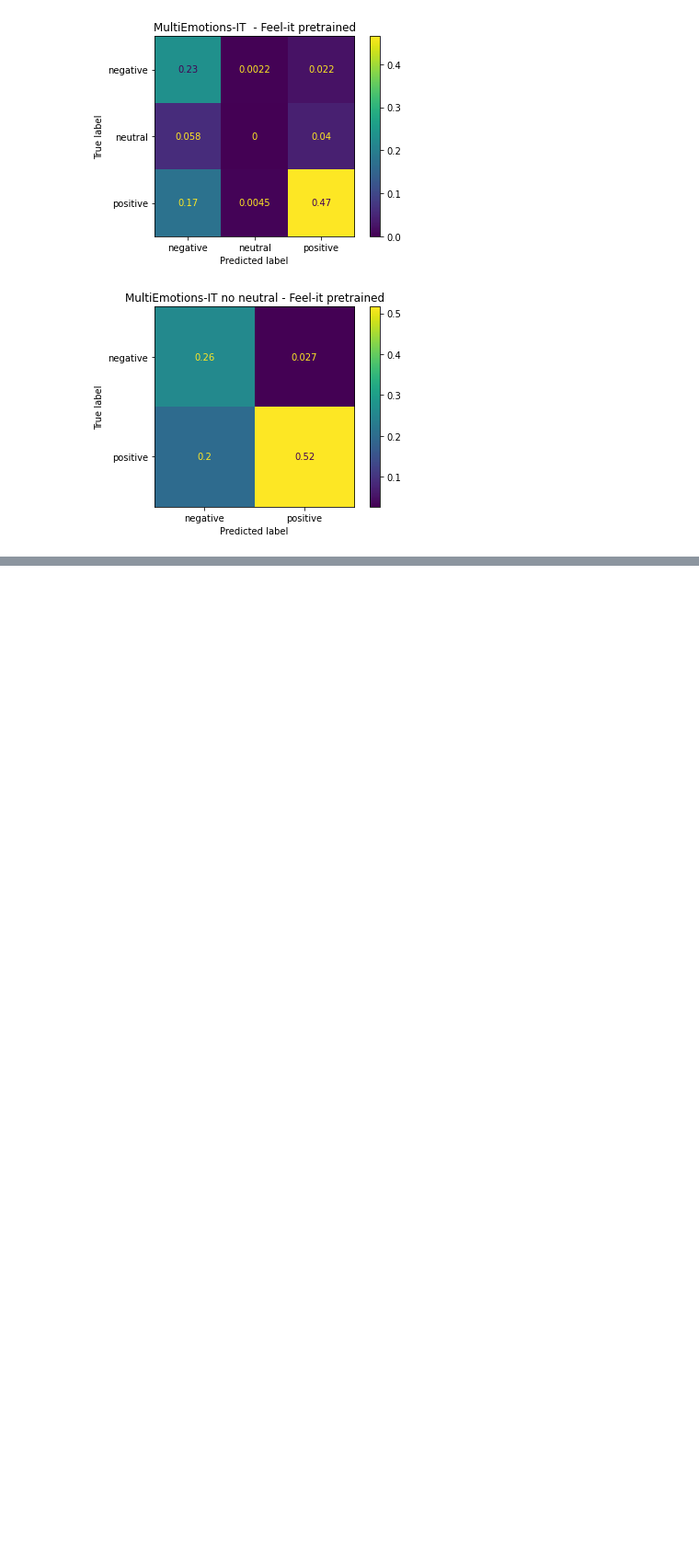
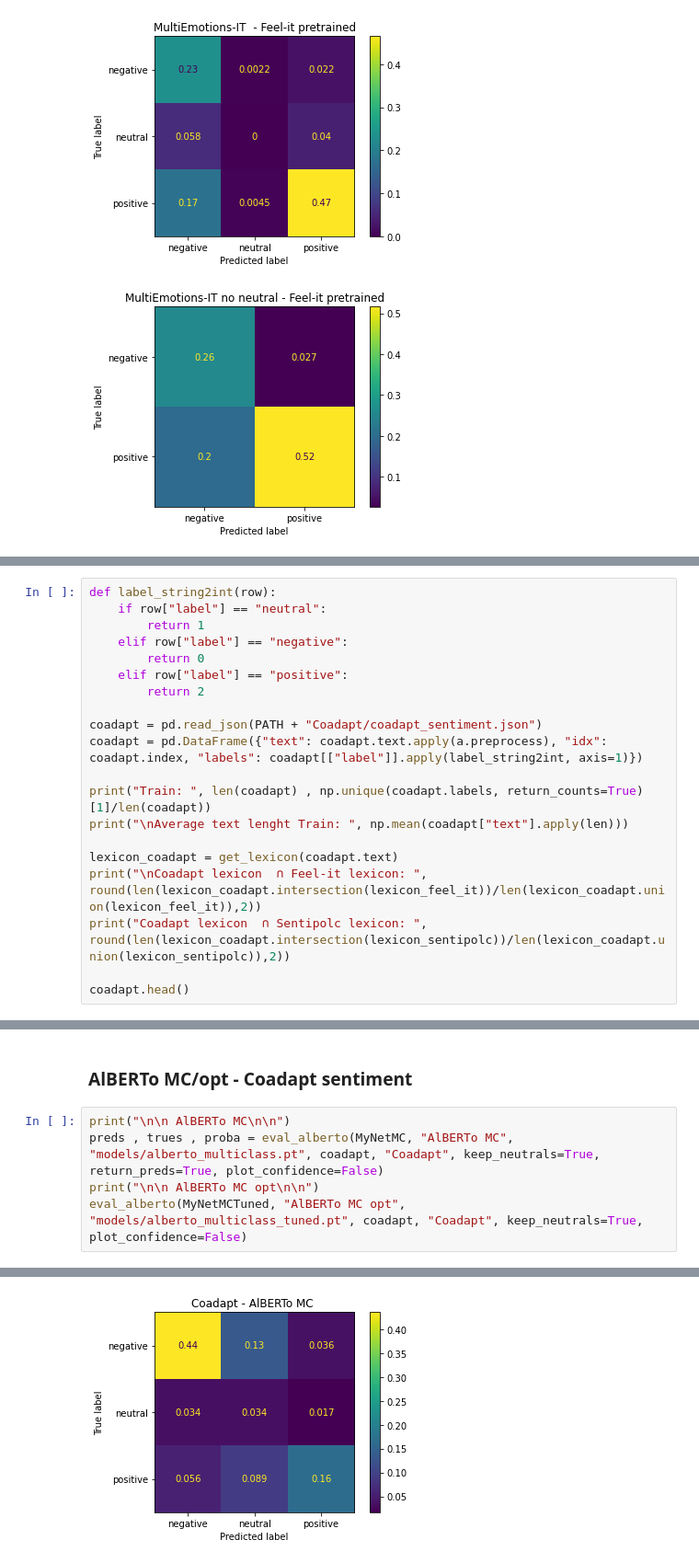
Before and after one commit to steveazzolin/NLU_final_project, a Jupyter notebook: AlBERTo error analysis.ipynb, the cells around one changed output, grey strips where cells are left out. Shown at 92% size. Cells and saved outputs as stored; diff of their text form; blank space fills up the shorter version.

```diff
--- a/AlBERTo error analysis.ipynb
+++ b/AlBERTo error analysis.ipynb
@@ -1034,0 +1340,20 @@ weighted avg       0.84      0.77      0.78       403
+# %%
+def label_string2int(row):
+    if row["label"] == "neutral":
+        return 1
+    elif row["label"] == "negative":
+        return 0
+    elif row["label"] == "positive":
+        return 2
+
+coadapt = pd.read_json(PATH + "Coadapt/coadapt_sentiment.json")
+coadapt = pd.DataFrame({"text": coadapt.text.apply(a.preprocess), "idx": coadapt.index, "labels": coadapt[["label"]].apply(label_string2int, axis=1)})
+
+print("Train: ", len(coadapt) , np.unique(coadapt.labels, return_counts=True)[1]/len(coadapt))
+print("\nAverage text lenght Train: ", np.mean(coadapt["text"].apply(len)))
+
+lexicon_coadapt = get_lexicon(coadapt.text)
+print("\nCoadapt lexicon  ∩ Feel-it lexicon: ", round(len(lexicon_coadapt.intersection(lexicon_feel_it))/len(lexicon_coadapt.union(lexicon_feel_it)),2))
+print("Coadapt lexicon  ∩ Sentipolc lexicon: ", round(len(lexicon_coadapt.intersection(lexicon_sentipolc))/len(lexicon_coadapt.union(lexicon_sentipolc)),2))
+
+coadapt.head()
@@ -1034,0 +1404,8 @@ weighted avg       0.84      0.77      0.78       403
+# %% [markdown]
+### AlBERTo MC/opt - Coadapt sentiment
+# %%
+print("\n\n AlBERTo MC\n\n")
+preds , trues , proba = eval_alberto(MyNetMC, "AlBERTo MC", "models/alberto_multiclass.pt", coadapt, "Coadapt", keep_neutrals=True, return_preds=True, plot_confidence=False)
+print("\n\n AlBERTo MC opt\n\n")
+eval_alberto(MyNetMCTuned, "AlBERTo MC opt", "models/alberto_multiclass_tuned.pt", coadapt, "Coadapt", keep_neutrals=True, plot_confidence=False)
+# %% [output]
@@ -1034,0 +1429 @@ weighted avg       0.84      0.77      0.78       403
+[figure, added]
```
Also changed, not shown: parts of 59 cells of this notebook.
